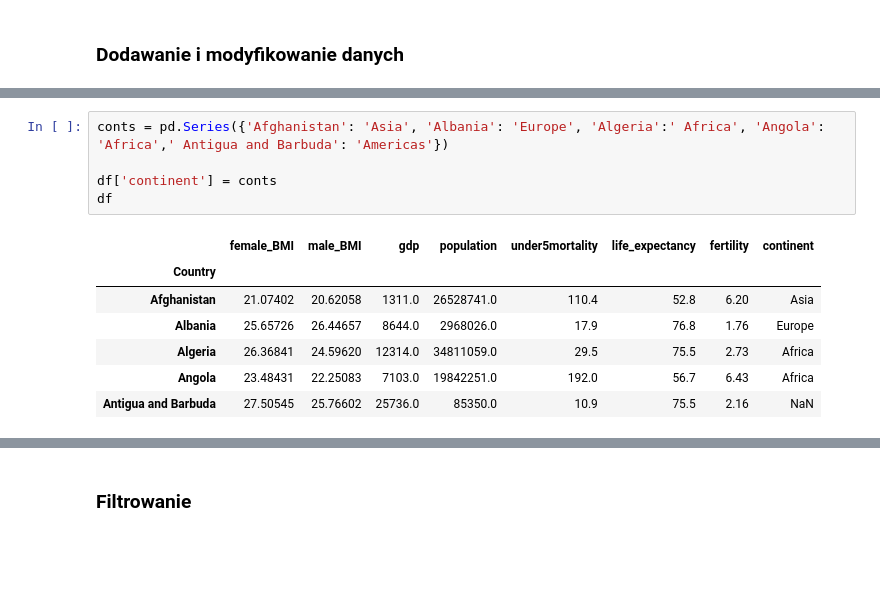
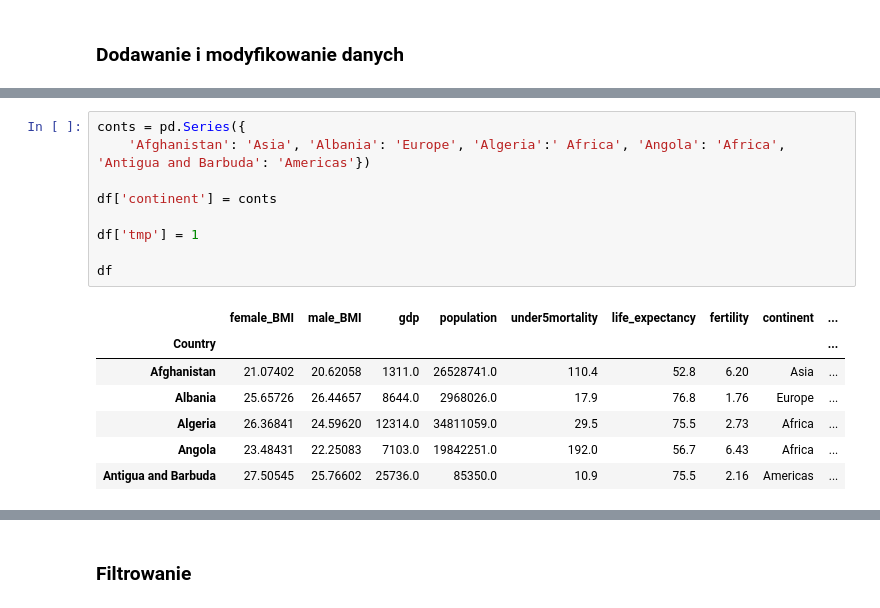
Before and after one commit to Cloudy17g35/python-2021-2022, a Jupyter notebook: pandas/data_analysis.ipynb, the cells around one changed output, grey strips where cells are left out. Drawn from its saved outputs; the diff is of its cells as text; blank space fills up the shorter version.

```diff
--- a/pandas/data_analysis.ipynb
+++ b/pandas/data_analysis.ipynb
@@ -606,16 +600,20 @@ df = pd.read_csv('./gapminder.csv', index_col='Country', nrows=5)
 # %%
-conts = pd.Series({'Afghanistan': 'Asia', 'Albania': 'Europe', 'Algeria':' Africa', 'Angola': 'Africa',' Antigua and Barbuda': 'Americas'})
+conts = pd.Series({
+    'Afghanistan': 'Asia', 'Albania': 'Europe', 'Algeria':' Africa', 'Angola': 'Africa', 'Antigua and Barbuda': 'Americas'})
 
 df['continent'] = conts
+
+df['tmp'] = 1
+
 df
 # %% [output]
-|  | female_BMI | male_BMI | gdp | population | under5mortality | life_expectancy | fertility | continent |
-| Country |  |  |  |  |  |  |  |  |
-| Afghanistan | 21.07402 | 20.62058 | 1311.0 | 26528741.0 | 110.4 | 52.8 | 6.20 | Asia |
-| Albania | 25.65726 | 26.44657 | 8644.0 | 2968026.0 | 17.9 | 76.8 | 1.76 | Europe |
-| Algeria | 26.36841 | 24.59620 | 12314.0 | 34811059.0 | 29.5 | 75.5 | 2.73 | Africa |
-| Angola | 23.48431 | 22.25083 | 7103.0 | 19842251.0 | 192.0 | 56.7 | 6.43 | Africa |
-| Antigua and Barbuda | 27.50545 | 25.76602 | 25736.0 | 85350.0 | 10.9 | 75.5 | 2.16 | NaN |
+|  | female_BMI | male_BMI | gdp | population | under5mortality | life_expectancy | fertility | continent | ... |
+| Country |  |  |  |  |  |  |  |  | ... |
+| Afghanistan | 21.07402 | 20.62058 | 1311.0 | 26528741.0 | 110.4 | 52.8 | 6.20 | Asia | ... |
+| Albania | 25.65726 | 26.44657 | 8644.0 | 2968026.0 | 17.9 | 76.8 | 1.76 | Europe | ... |
+| Algeria | 26.36841 | 24.59620 | 12314.0 | 34811059.0 | 29.5 | 75.5 | 2.73 | Africa | ... |
+| Angola | 23.48431 | 22.25083 | 7103.0 | 19842251.0 | 192.0 | 56.7 | 6.43 | Africa | ... |
+| Antigua and Barbuda | 27.50545 | 25.76602 | 25736.0 | 85350.0 | 10.9 | 75.5 | 2.16 | Americas | ... |
 # %%
 df.loc['Argentina'] = {
     'female_BMI': 27.46523,
```
Also changed, not shown: parts of 44 cells of this notebook, 2 other files.
